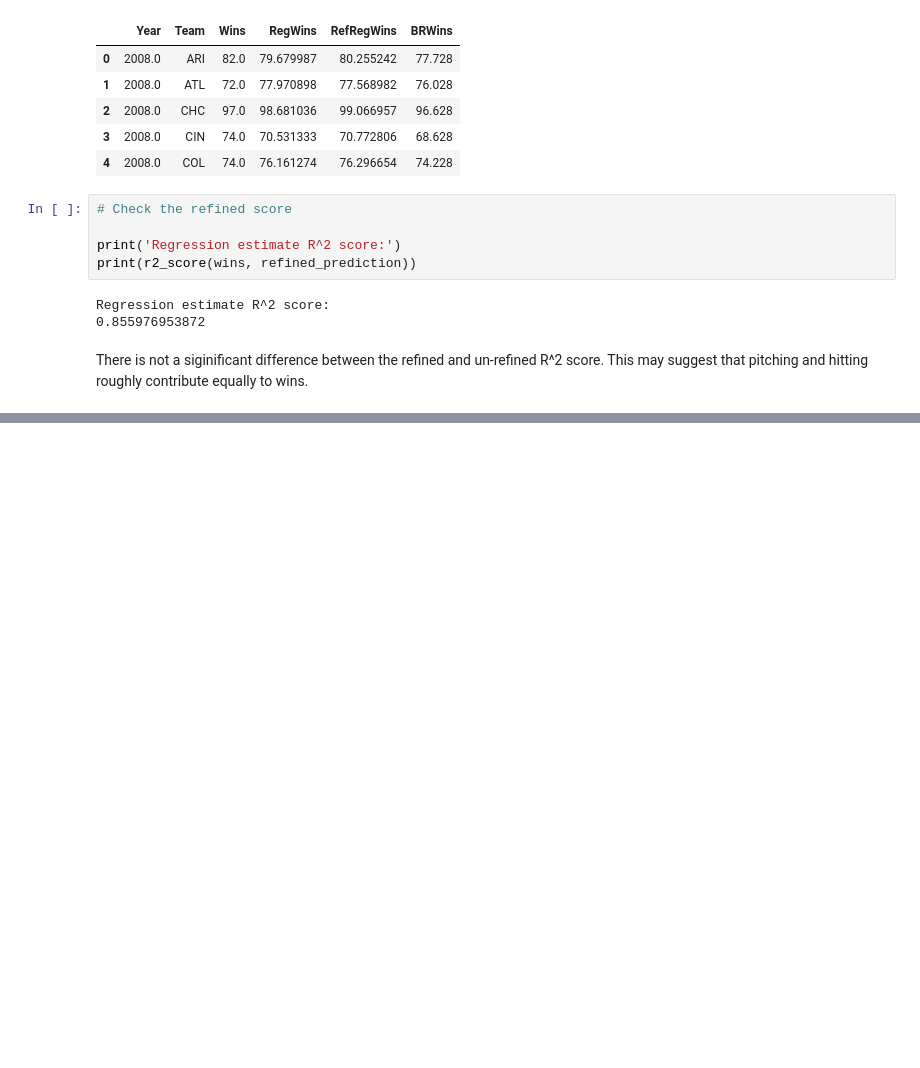
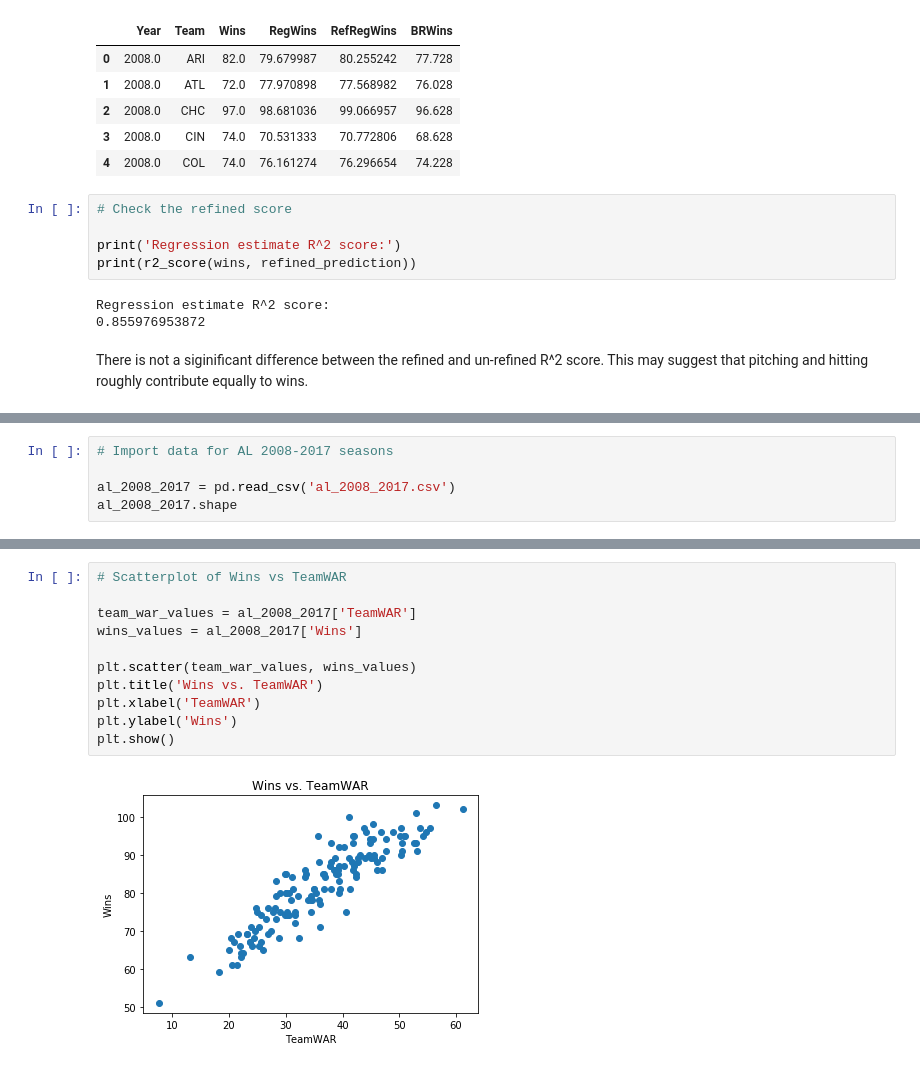
Before and after one commit to michaelbelfanti/team_war_analysis, a Jupyter notebook: exploring_2008_2017.ipynb, the cells around one changed output, grey strips where cells are left out. Cells and saved outputs as stored; diff of their text form; blank space fills up the shorter version.

```diff
--- a/exploring_2008_2017.ipynb
+++ b/exploring_2008_2017.ipynb
@@ -168,0 +171,5 @@ There is not a siginificant difference between the refined and un-refined R^2 sc
+# %%
+# Import data for AL 2008-2017 seasons
+
+al_2008_2017 = pd.read_csv('al_2008_2017.csv')
+al_2008_2017.shape
@@ -168,0 +223,13 @@ There is not a siginificant difference between the refined and un-refined R^2 sc
+# %%
+# Scatterplot of Wins vs TeamWAR
+
+team_war_values = al_2008_2017['TeamWAR']
+wins_values = al_2008_2017['Wins']
+
+plt.scatter(team_war_values, wins_values)
+plt.title('Wins vs. TeamWAR')
+plt.xlabel('TeamWAR')
+plt.ylabel('Wins')
+plt.show()
+# %% [output]
+[figure, added]
```
Also changed, not shown: parts of 8 cells of this notebook, 3 other files.
